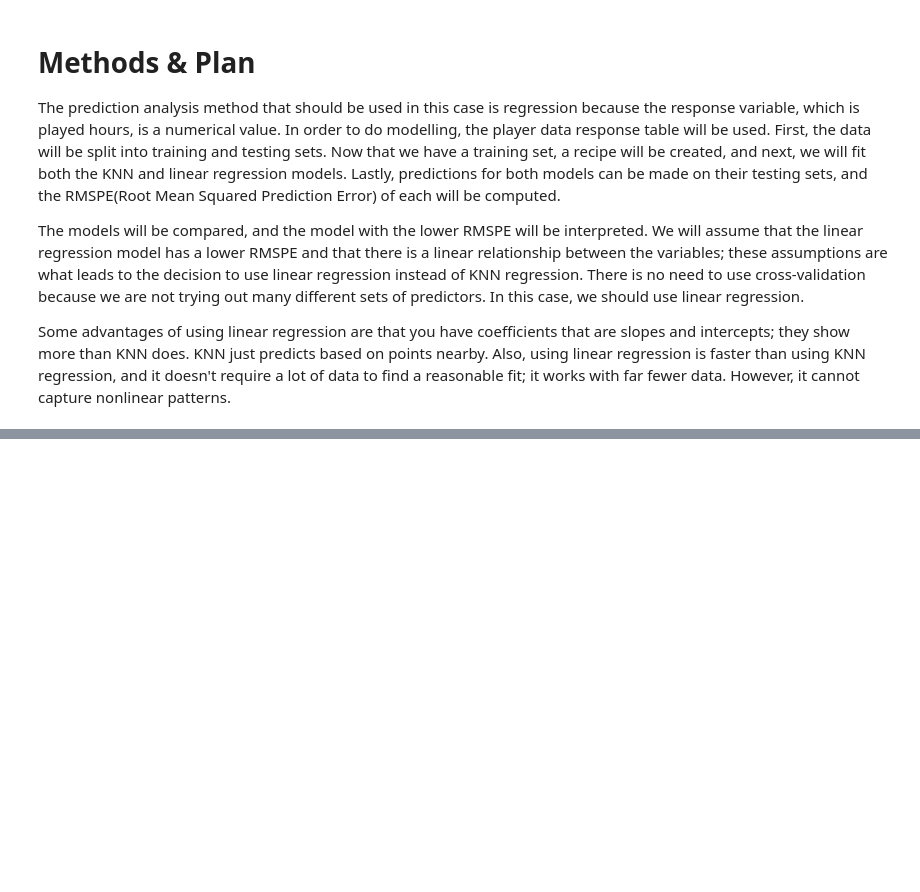
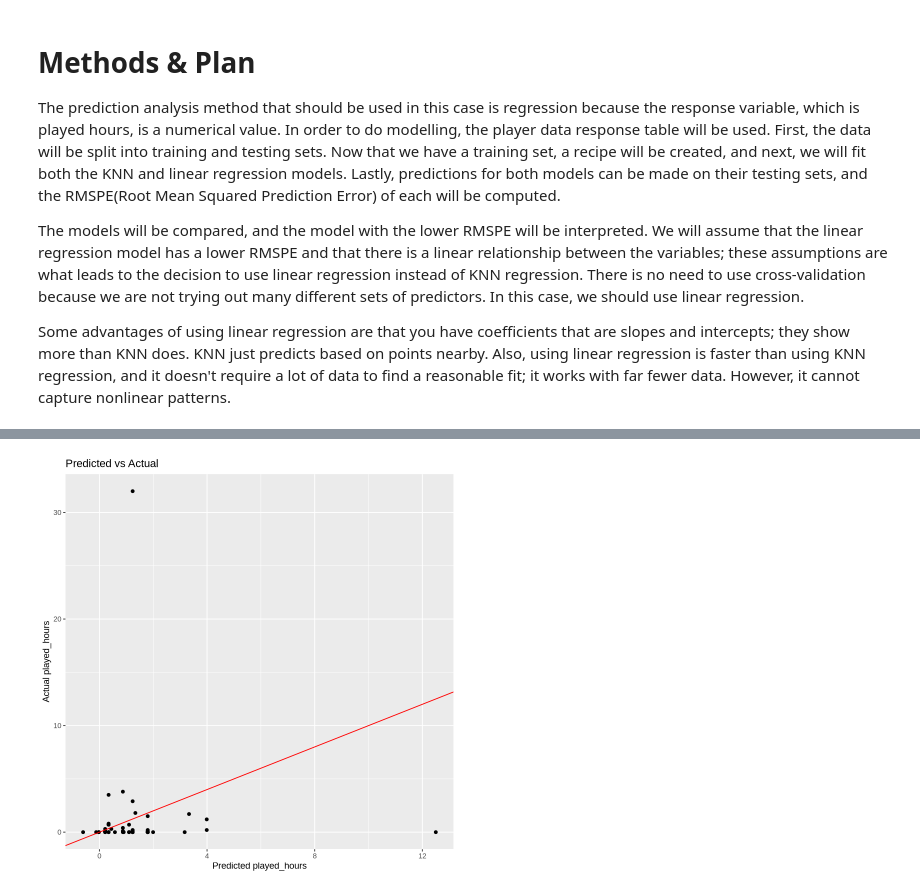
Before and after one commit to kiana-mohseni/dsci-100-2025w1-group-project, a Jupyter notebook: Final Project.ipynb, the cells around one changed output, grey strips where cells are left out. Drawn from its saved outputs; the diff is of its cells as text; code cells hidden in the pictures; blank space fills up the shorter version.

Commit message:
added linear regression

```diff
--- a/Final Project.ipynb
+++ b/Final Project.ipynb
@@ -224,3 +224,27 @@ The prediction analysis method that should be used in this case is regression be
 The models will be compared, and the model with the lower RMSPE will be interpreted. We will assume that the linear regression model has a lower RMSPE and that there is a linear relationship between the variables; these assumptions are what leads to the decision to use linear regression instead of KNN regression. There is no need to use cross-validation because we are not trying out many different sets of predictors. In this case, we should use linear regression.
 
 Some advantages of using linear regression are that you have coefficients that are slopes and intercepts; they show more than KNN does. KNN just predicts based on points nearby. Also, using linear regression is faster than using KNN regression, and it doesn't require a lot of data to find a reasonable fit; it works with far fewer data. However, it cannot capture nonlinear patterns.
+# %%
+library(tidymodels)
+
+
+player_data_response <- player_data_response |>
+  filter(played_hours < 40)
+
+
+split <- initial_split(player_data_response, prop = 0.75, strata = played_hours)
+train <- training(split)
+test <- testing(split)
+
+lm_spec <- linear_reg() |>
+  set_engine("lm") |>
+  set_mode("regression")
+
+lm_recipe <- recipe(played_hours ~ subscribe + experience + gender, data = player_data_response)
+
+lm_fit <- workflow() |>
+  add_recipe(lm_recipe) |>
+  add_model(lm_spec) |>
+  fit(data = train)
+
+lm_fit
@@ -226,0 +286,14 @@ Some advantages of using linear regression are that you have coefficients that a
+# %%
+library(ggplot2)
+
+test_pred <- predict(lm_fit, test) |>
+  bind_cols(test)
+
+ggplot(test_pred, aes(x = .pred, y = played_hours)) +
+  geom_point() +
+  geom_abline(slope = 1, intercept = 0, color = "red") +
+  labs(x = "Predicted played_hours",
+       y = "Actual played_hours",
+       title = "Predicted vs Actual")
+# %% [output]
+[figure, added]
```
Also changed, not shown: parts of 1 cell of this notebook.
